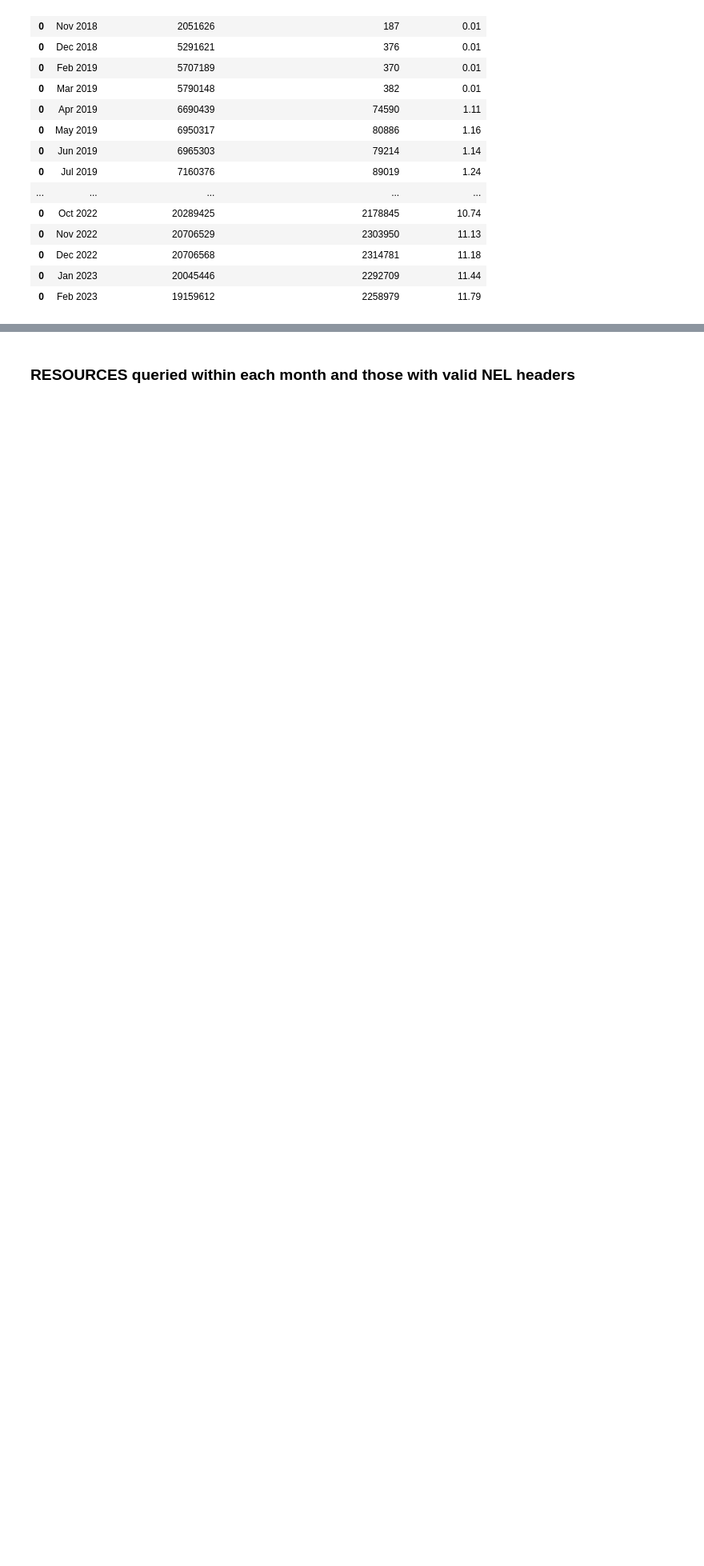
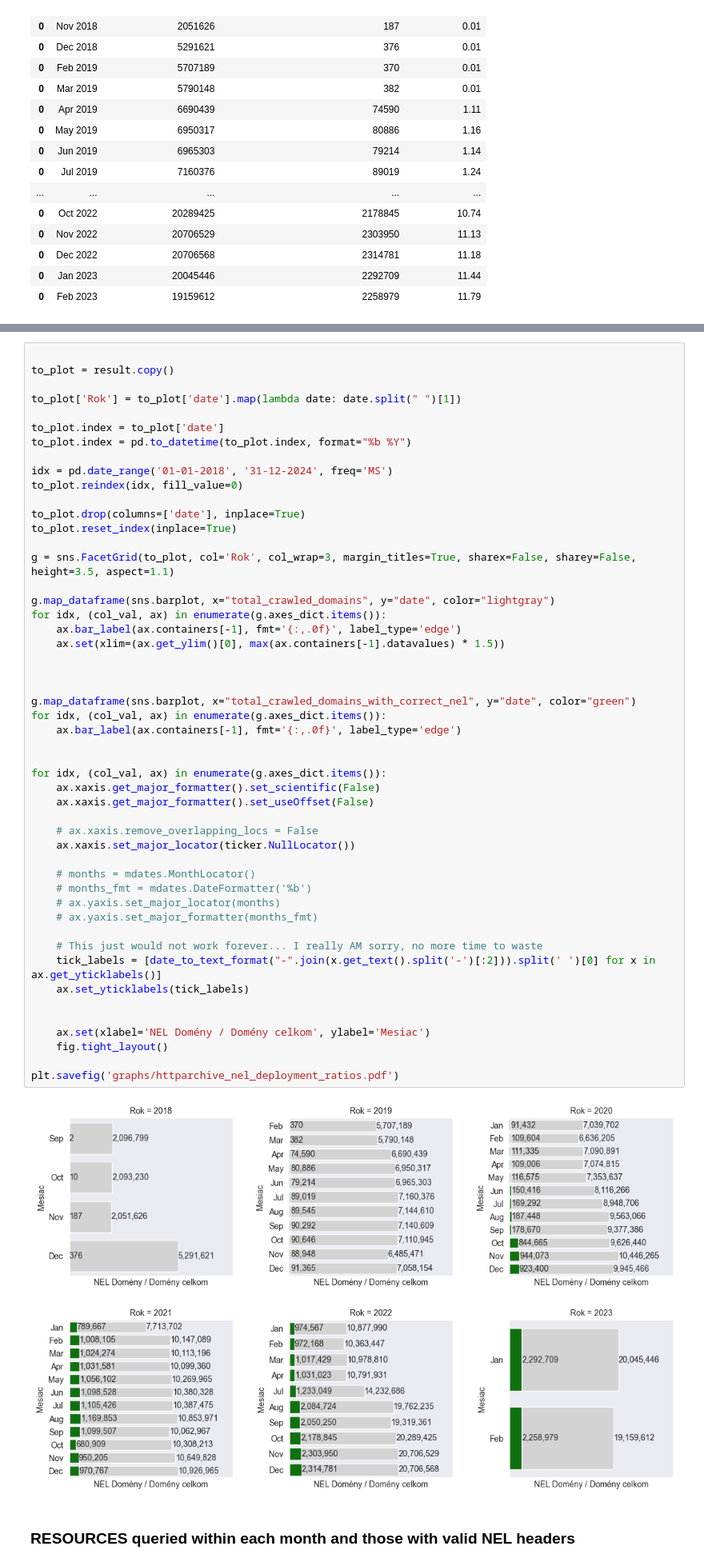
Before and after one commit to JurikMatej/IBP-NEL-Analysis-Scripts, a Jupyter notebook: results/httparchive_nel_deployment.ipynb, the cells around one changed output, grey strips where cells are left out. Shown: that part at 80% size. Saved outputs shown, nothing was run; the diff lists cells and outputs as text; blank space fills up the shorter version.

```diff
--- a/results/httparchive_nel_deployment.ipynb
+++ b/results/httparchive_nel_deployment.ipynb
@@ -107,3 +158,55 @@ sns.lineplot(result, x='date', y='total_crawled_domains_with_correct_nel')
+# %%
+
+to_plot = result.copy()
+
+to_plot['Rok'] = to_plot['date'].map(lambda date: date.split(" ")[1])
+
+to_plot.index = to_plot['date']
+to_plot.index = pd.to_datetime(to_plot.index, format="%b %Y")
+
+idx = pd.date_range('01-01-2018', '31-12-2024', freq='MS')
+to_plot.reindex(idx, fill_value=0)
+
+to_plot.drop(columns=['date'], inplace=True)
+to_plot.reset_index(inplace=True)
+
+g = sns.FacetGrid(to_plot, col='Rok', col_wrap=3, margin_titles=True, sharex=False, sharey=False, height=3.5, aspect=1.1)
+
+g.map_dataframe(sns.barplot, x="total_crawled_domains", y="date", color="lightgray")
+for idx, (col_val, ax) in enumerate(g.axes_dict.items()):
+    ax.bar_label(ax.containers[-1], fmt='{:,.0f}', label_type='edge')
+    ax.set(xlim=(ax.get_ylim()[0], max(ax.containers[-1].datavalues) * 1.5))
+
+
+
+g.map_dataframe(sns.barplot, x="total_crawled_domains_with_correct_nel", y="date", color="green")
+for idx, (col_val, ax) in enumerate(g.axes_dict.items()):
+    ax.bar_label(ax.containers[-1], fmt='{:,.0f}', label_type='edge')
+
+
+for idx, (col_val, ax) in enumerate(g.axes_dict.items()):
+    ax.xaxis.get_major_formatter().set_scientific(False)
+    ax.xaxis.get_major_formatter().set_useOffset(False)
+
+    # ax.xaxis.remove_overlapping_locs = False
+    ax.xaxis.set_major_locator(ticker.NullLocator())
+
+    # months = mdates.MonthLocator()
+    # months_fmt = mdates.DateFormatter('%b')
+    # ax.yaxis.set_major_locator(months)
+    # ax.yaxis.set_major_formatter(months_fmt)
+
+    # This just would not work forever... I really AM sorry, no more time to waste
+    tick_labels = [date_to_text_format("-".join(x.get_text().split('-')[:2])).split(' ')[0] for x in ax.get_yticklabels()]
+    ax.set_yticklabels(tick_labels)
+
+
+    ax.set(xlabel='NEL Domény / Domény celkom', ylabel='Mesiac')
+    fig.tight_layout()
+
+plt.savefig('graphs/httparchive_nel_deployment_ratios.pdf')
+# %% [output]
+[figure, added]
 # %% [markdown]
 ### RESOURCES queried within each month and those with valid NEL headers
 # %%
```
Also changed, not shown: parts of 6 cells of this notebook.
